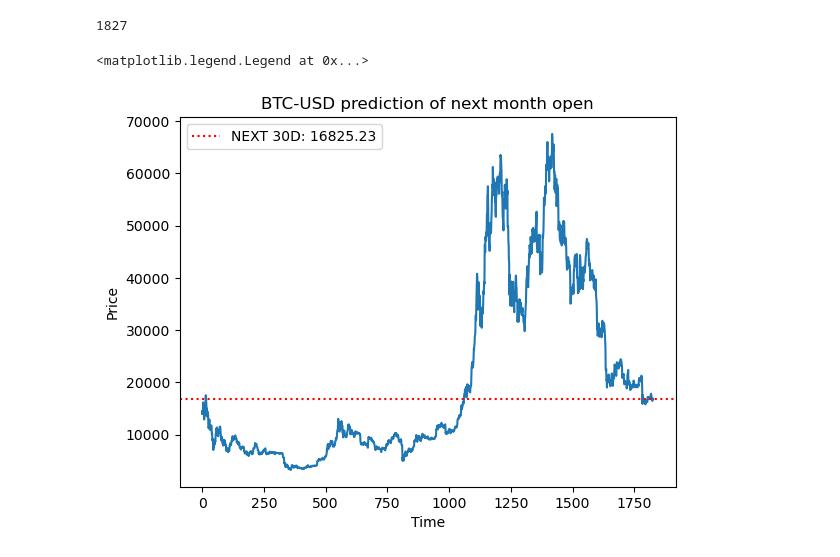
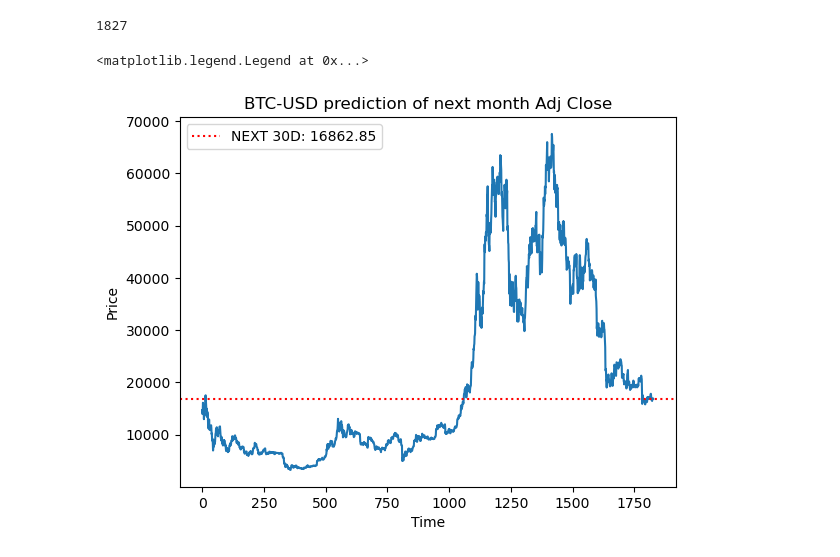
Before and after one commit to bramuelaswani/ML-DL-Related, a Jupyter notebook: 30 Day Stock-prediction.ipynb, the cells around one changed output. Cells and saved outputs as stored; diff of their text form; code cells hidden in the pictures.

```diff
--- a/30 Day Stock-prediction.ipynb
+++ b/30 Day Stock-prediction.ipynb
@@ -57 +36,3 @@ opn = data[['Open']]
+# %%
+adj_close = data[['Adj Close']]
 # %%
@@ -62,7 +43,7 @@ opn.plot()
 # %%
 import matplotlib.pyplot as plt
 # %%
-ds = opn.values
+ds = adj_close.values
 # %%
 ds
 # %% [output]
@@ -284,14 +262,16 @@ final_graph = normalizer.inverse_transform(ds_new).tolist()
 # %%
 #Plotting final results with predicted value after 30 Days
 plt.plot(final_graph,)
 plt.ylabel("Price")
 plt.xlabel("Time")
-plt.title("{0} prediction of next month open".format(stock_symbol))
-plt.axhline(y=final_graph[len(final_graph)-1], color = 'red', linestyle = ':', label = 'NEXT 30D: {0}'.format(round(float(*final_graph[len(final_graph)-1]),2)))
+plt.title("{0} prediction of next month Adj Close".format(stock_symbol))
+plt.axhline(y=final_graph[len(final_graph)-1],
+            color = 'red', linestyle = ':',
+            label = 'NEXT 30D: {0}'.format(round(float(*final_graph[len(final_graph)-1]),2)))
 plt.legend()
 # %% [output]
 <matplotlib.legend.Legend at 0x...>
-[figure, old version]
+[figure, new version]
 # %%
 #Entends helps us to fill the missing value with approx value
 ds_new.extend(lst_output)
```
Also changed, not shown: parts of 15 cells of this notebook.
